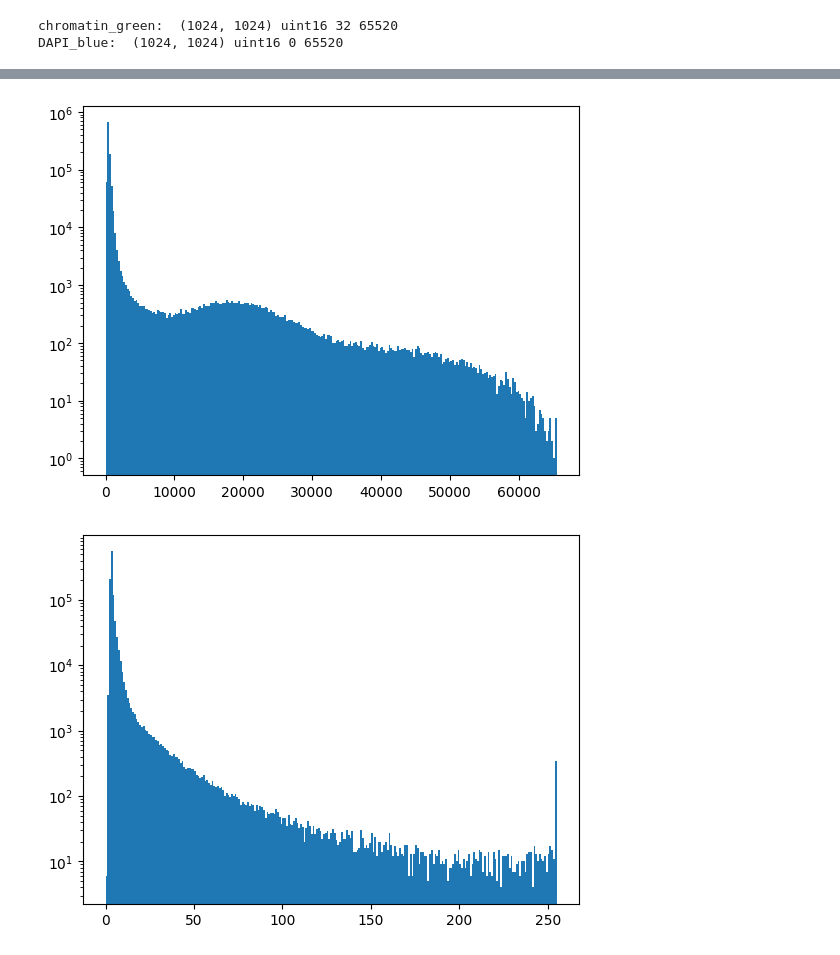
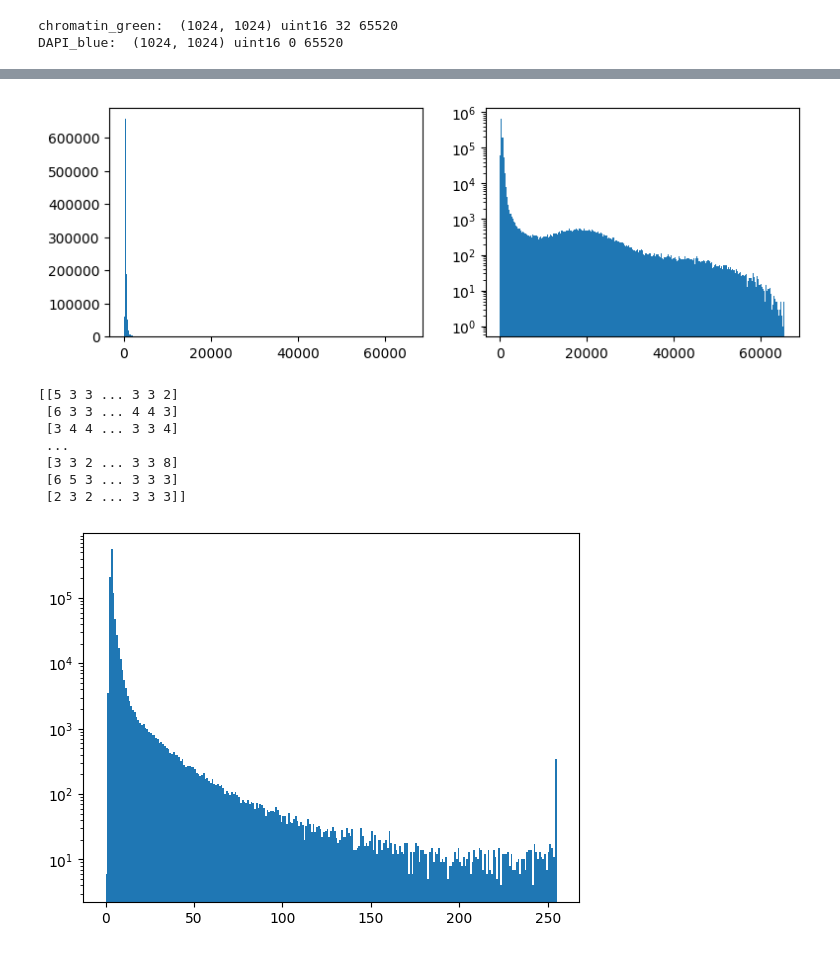
Before and after one commit to Anthony-Journy/ImageAnalysis, a Jupyter notebook: chromosomes_counting.ipynb, the cells around one changed output, grey strips where cells are left out. Cells and saved outputs as stored; diff of their text form; code cells hidden in the pictures.

```diff
--- a/chromosomes_counting.ipynb
+++ b/chromosomes_counting.ipynb
@@ -70,9 +75,19 @@ _ = plt.hist(chromatin_green.flatten(), bins=255, log=True)
 # %%
-_ = plt.hist(DAPI_blue.flatten(), bins=255, log=True)
+fig, axs = plt.subplots(1, 2, figsize=(9, 3))
+_ = axs[0].hist(DAPI_blue.flatten(), bins=255, log=False)
+_ = axs[1].hist(DAPI_blue.flatten(), bins=255, log=True)
 # %% [output]
-[figure, old version]
+[figure, new version]
 # %%
-chromatin_green_scaled = np.round(chromatin_green.copy() / chromatin_green.max() * 255)
+chromatin_green_scaled = np.around(chromatin_green.copy() / chromatin_green.max() * 255).astype(np.int64)
+print(chromatin_green_scaled)
 _ = plt.hist(chromatin_green_scaled.flatten(), bins=255, log=True)
 # %% [output]
+[[5 3 3 ... 3 3 2]
+ [6 3 3 ... 4 4 3]
+ [3 4 4 ... 3 3 4]
+ ...
+ [3 3 2 ... 3 3 8]
+ [6 5 3 ... 3 3 3]
+ [2 3 2 ... 3 3 3]]
 [figure]
```
Also changed, not shown: parts of 6 cells of this notebook.
